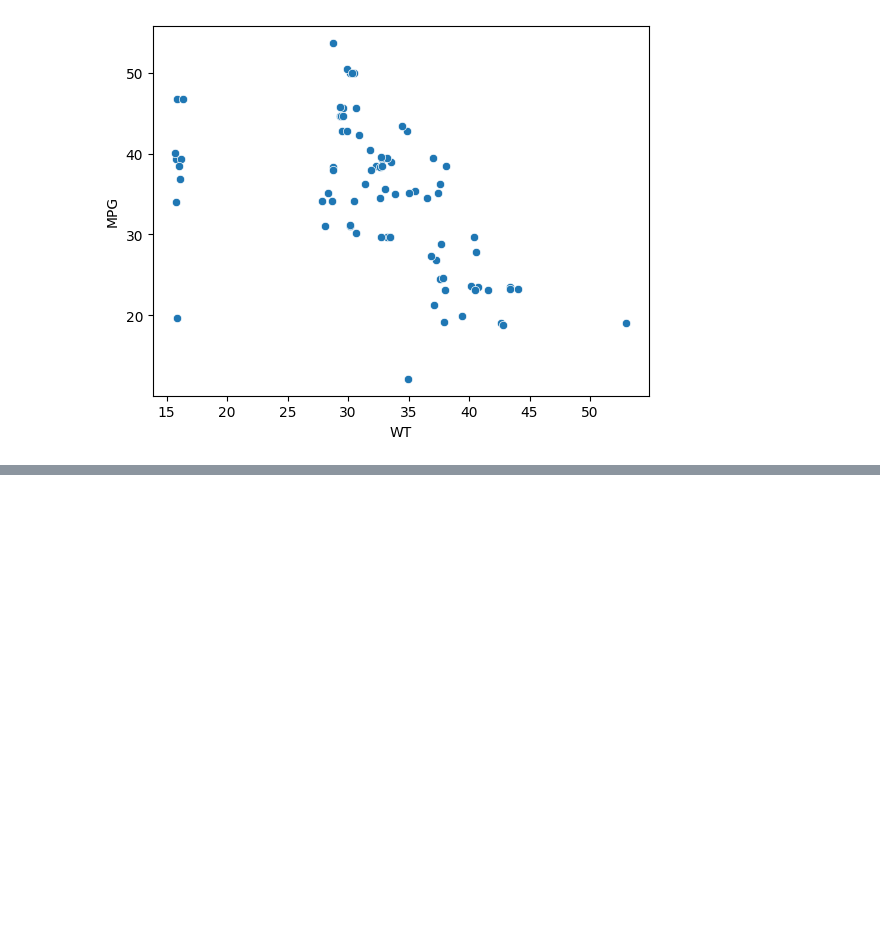
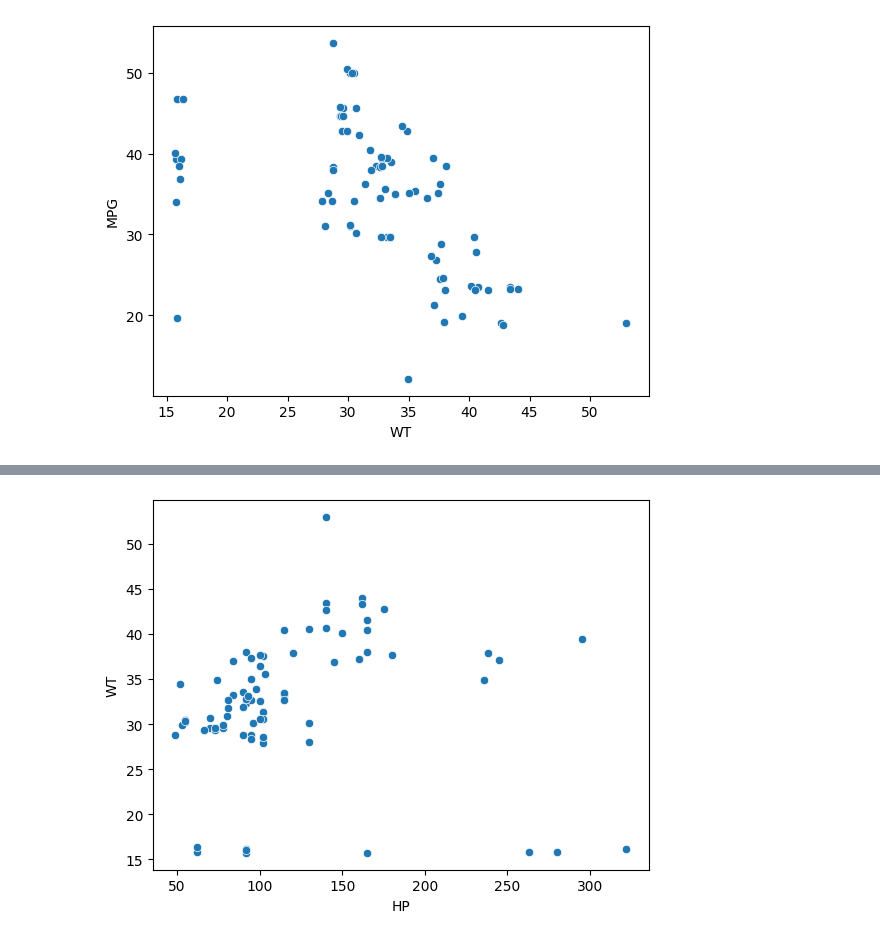
Before and after one commit to Rahul-Chandra-Karupakala/Python_codes, a Jupyter notebook: AD(5-2-25).ipynb, the cells around one changed output, grey strips where cells are left out. Saved outputs shown, nothing was run; the diff lists cells and outputs as text; code cells hidden in the pictures; blank space fills up the shorter version.

```diff
--- a/AD(5-2-25).ipynb
+++ b/AD(5-2-25).ipynb
@@ -147,0 +167,5 @@ plt.show()
+# %%
+scatterplot(x=df['HP'],y=df['WT'])
+plt.show()
+# %% [output]
+[figure, added]
```
Also changed, not shown: parts of 9 cells of this notebook.
